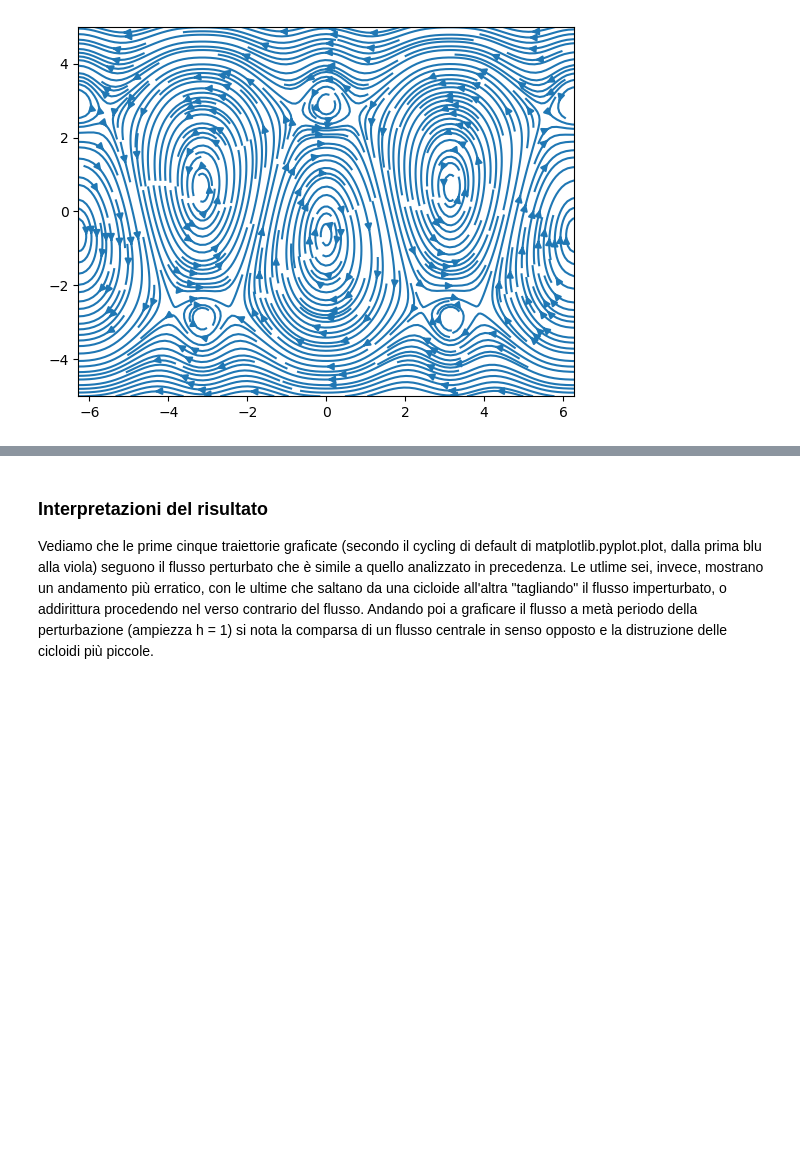
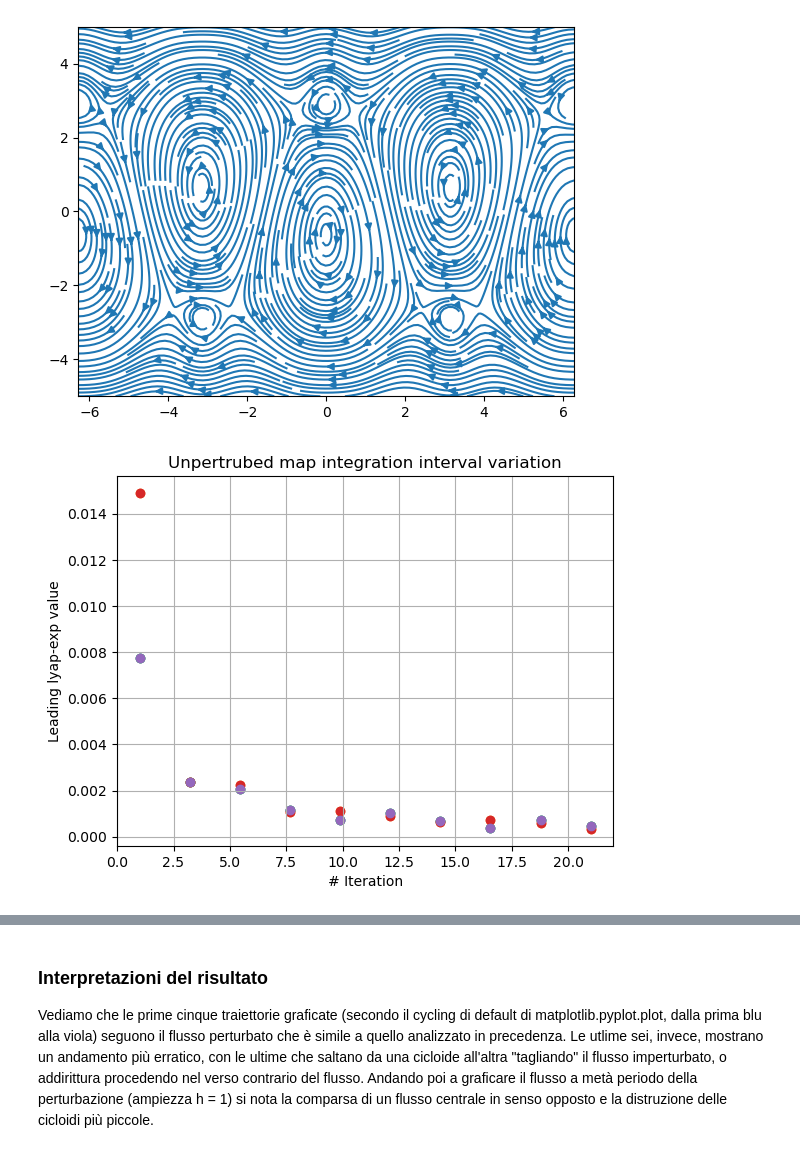
Before and after one commit to m-a-pianini/Dyna, a Jupyter notebook: experiments/samelson.ipynb, the cells around one changed output, grey strips where cells are left out. Cells and saved outputs as stored; diff of their text form; code cells hidden in the pictures; blank space fills up the shorter version.

```diff
--- a/experiments/samelson.ipynb
+++ b/experiments/samelson.ipynb
@@ -87,0 +82,26 @@ rand_flurry = jnp.array([rng.random(100)*4*np.pi - 2*np.pi, rng.random(100)*8 -
+# %%
+# First experiment 1: lyapunov computation interval variation for different initial conditions
+# Setup and calculations
+pars_list = pars.copy()
+pars_list.update({"h": 0})
+
+shapes = (5, 10)
+step_range = jnp.linspace(1, 21, shapes[1])
+STEP, X0, = jnp.meshgrid(step_range, jnp.linspace(-jnp.pi, jnp.pi, shapes[0]) - 0.3)
+z0_range = jnp.array([jnp.concat(X0), jnp.zeros(len(jnp.concat(X0)))]).T
+
+var_compute = make_batch_fast_lyapunov(flow=rhs, solver=solver, dt=dt, stepsize=stepsc, n_intervals=N_iters, burn_in=int(N_iters*burns), jacobian=False)
+var_lyap_ext = jax.jit(
+    jax.vmap(var_compute, in_axes=(0, None, {"A0": None, "C": None, "L": None, "h": None, "wf": None}, 0))
+)
+
+var_step_mlyap = jnp.sort(var_lyap_ext(z0_range, 0, pars_list, jnp.concat(STEP)*dt)).reshape(*shapes, 2)[:, :, -1]
+# %%
+for i in range(var_step_mlyap.shape[0]):
+    plt.scatter(step_range, var_step_mlyap[i, :])
+plt.grid(True)
+plt.xlabel("# Iteration"); plt.ylabel("Leading lyap-exp value"); plt.title("Unpertrubed map integration interval variation")
+plt.savefig(FIG_PATH + "Interval_variation_z0.png", dpi=500)
+plt.show()
+# %% [output]
+[figure, added]
```
Also changed, not shown: parts of 21 cells of this notebook, 5 other files.
